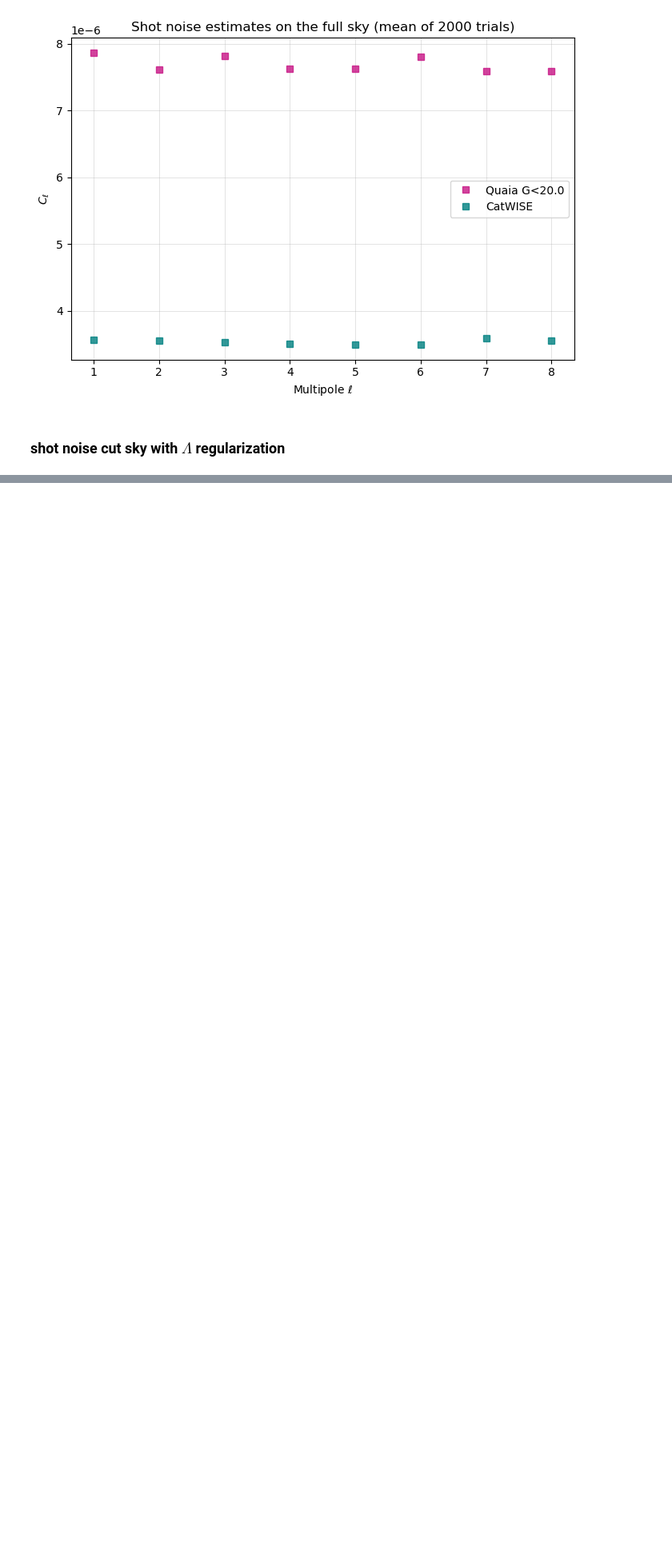
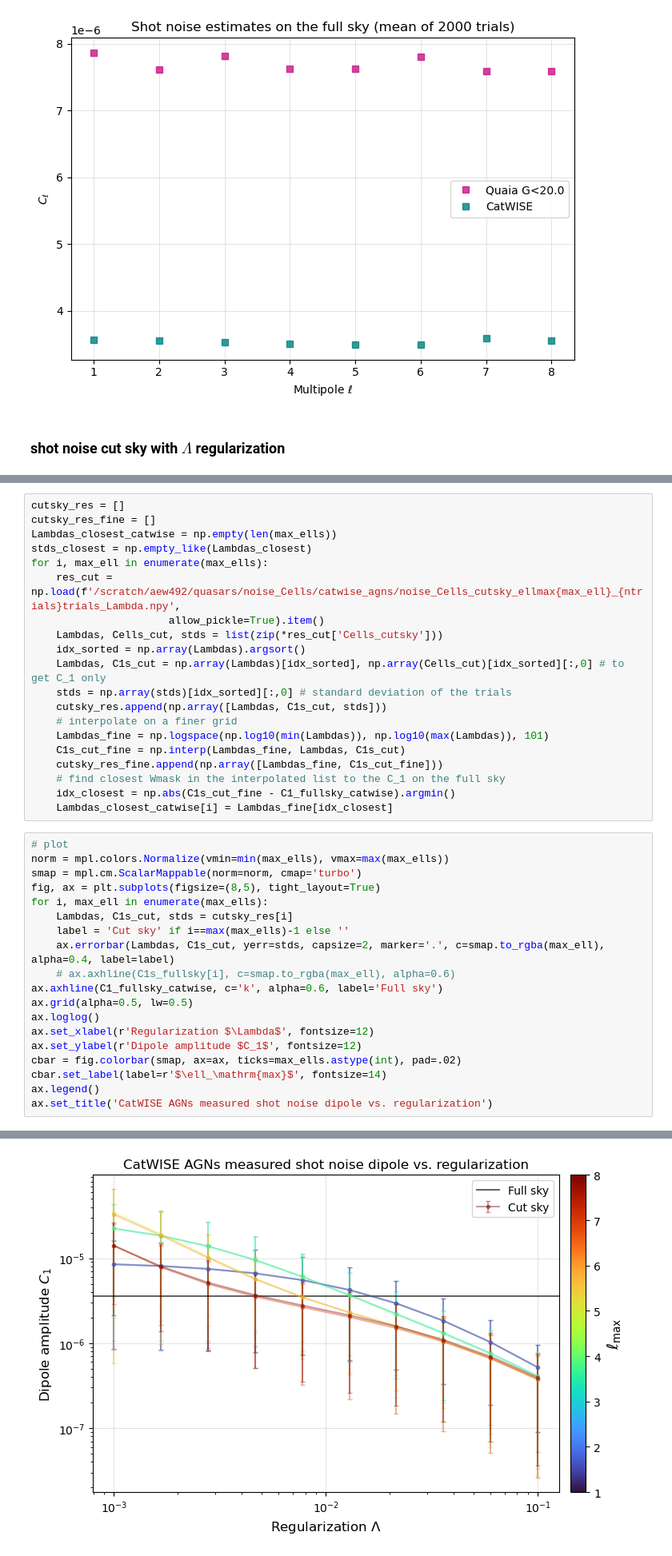
Before and after one commit to abbyw24/lss-dipoles, a Jupyter notebook: notebooks/2024-05-20_Cells_shot_noise.ipynb, the cells around one changed output, grey strips where cells are left out. Shown at 80% size. Drawn from its saved outputs; the diff is of its cells as text; blank space fills up the shorter version.

```diff
--- a/notebooks/2024-05-20_Cells_shot_noise.ipynb
+++ b/notebooks/2024-05-20_Cells_shot_noise.ipynb
@@ -262,0 +268,40 @@ np.save(save_fn, res)
+# %%
+cutsky_res = []
+cutsky_res_fine = []
+Lambdas_closest_catwise = np.empty(len(max_ells))
+stds_closest = np.empty_like(Lambdas_closest)
+for i, max_ell in enumerate(max_ells):
+    res_cut = np.load(f'/scratch/aew492/quasars/noise_Cells/catwise_agns/noise_Cells_cutsky_ellmax{max_ell}_{ntrials}trials_Lambda.npy',
+                      allow_pickle=True).item()
+    Lambdas, Cells_cut, stds = list(zip(*res_cut['Cells_cutsky']))
+    idx_sorted = np.array(Lambdas).argsort()
+    Lambdas, C1s_cut = np.array(Lambdas)[idx_sorted], np.array(Cells_cut)[idx_sorted][:,0] # to get C_1 only
+    stds = np.array(stds)[idx_sorted][:,0] # standard deviation of the trials
+    cutsky_res.append(np.array([Lambdas, C1s_cut, stds]))
+    # interpolate on a finer grid
+    Lambdas_fine = np.logspace(np.log10(min(Lambdas)), np.log10(max(Lambdas)), 101)
+    C1s_cut_fine = np.interp(Lambdas_fine, Lambdas, C1s_cut)
+    cutsky_res_fine.append(np.array([Lambdas_fine, C1s_cut_fine]))
+    # find closest Wmask in the interpolated list to the C_1 on the full sky
+    idx_closest = np.abs(C1s_cut_fine - C1_fullsky_catwise).argmin()
+    Lambdas_closest_catwise[i] = Lambdas_fine[idx_closest]
+# %%
+# plot
+norm = mpl.colors.Normalize(vmin=min(max_ells), vmax=max(max_ells))
+smap = mpl.cm.ScalarMappable(norm=norm, cmap='turbo')
+fig, ax = plt.subplots(figsize=(8,5), tight_layout=True)
+for i, max_ell in enumerate(max_ells):
+    Lambdas, C1s_cut, stds = cutsky_res[i]
+    label = 'Cut sky' if i==max(max_ells)-1 else ''
+    ax.errorbar(Lambdas, C1s_cut, yerr=stds, capsize=2, marker='.', c=smap.to_rgba(max_ell), alpha=0.4, label=label)
+    # ax.axhline(C1s_fullsky[i], c=smap.to_rgba(max_ell), alpha=0.6)
+ax.axhline(C1_fullsky_catwise, c='k', alpha=0.6, label='Full sky')
+ax.grid(alpha=0.5, lw=0.5)
+ax.loglog()
+ax.set_xlabel(r'Regularization $\Lambda$', fontsize=12)
+ax.set_ylabel(r'Dipole amplitude $C_1$', fontsize=12)
+cbar = fig.colorbar(smap, ax=ax, ticks=max_ells.astype(int), pad=.02)
+cbar.set_label(label=r'$\ell_\mathrm{max}$', fontsize=14)
+ax.legend()
+ax.set_title('CatWISE AGNs measured shot noise dipole vs. regularization')
+# %% [output]
@@ -262,0 +309 @@ np.save(save_fn, res)
+[figure, added]
```
Also changed, not shown: parts of 12 cells of this notebook.
